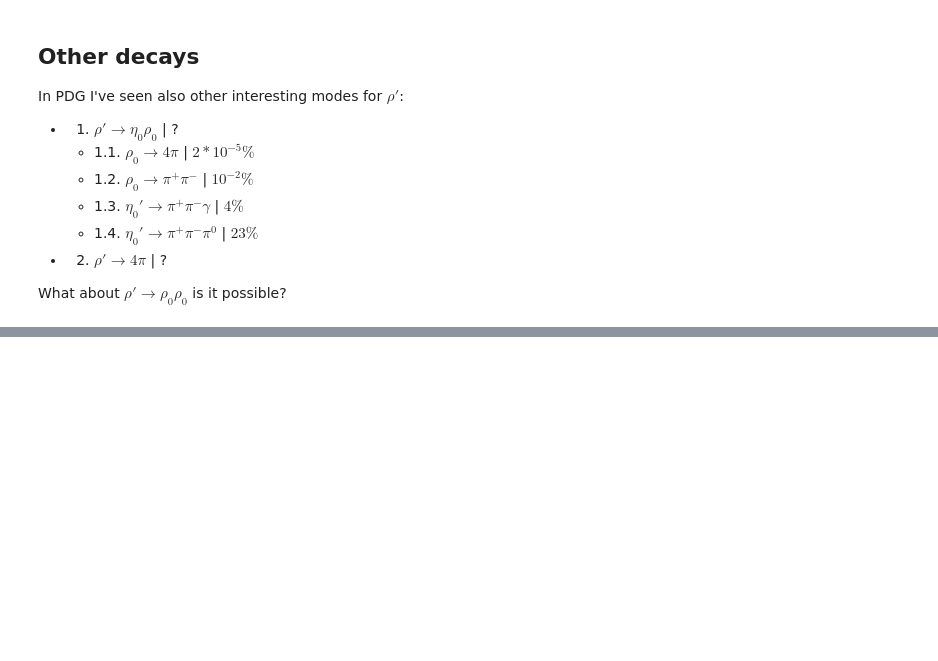
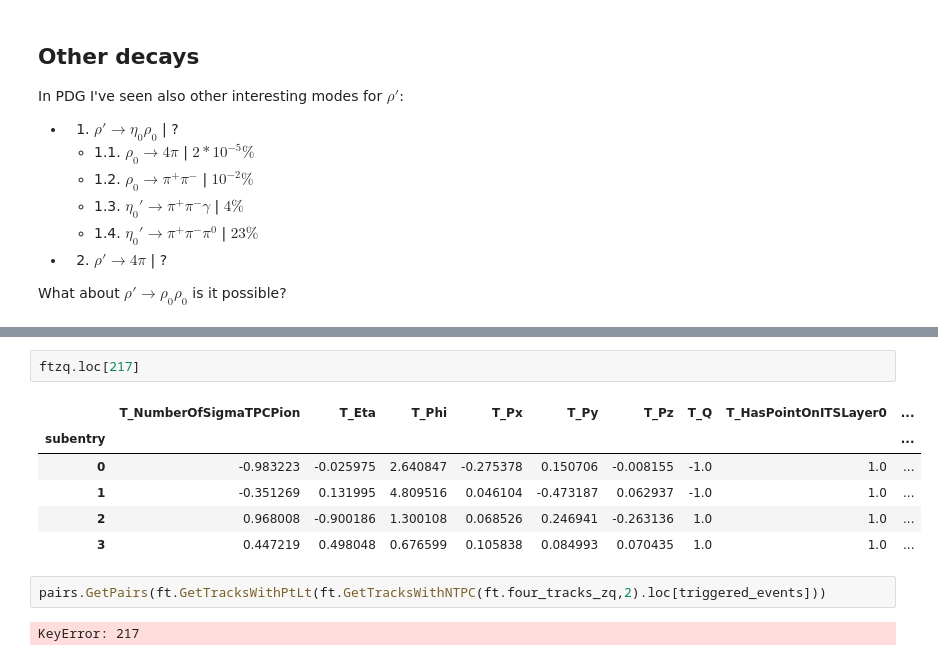
Before and after one commit to bdrum/cern-physics, a Jupyter notebook: notebooks/4TracksAnalysis.ipynb, the cells around one changed output, grey strips where cells are left out. Drawn from its saved outputs; the diff is of its cells as text; blank space fills up the shorter version.

Commit message:
Almost done Trigger quality #18

```diff
--- a/notebooks/4TracksAnalysis.ipynb
+++ b/notebooks/4TracksAnalysis.ipynb
@@ -526,0 +488,13 @@ track_modules.reset_index().T_ITSModuleOuter[track_modules.reset_index().T_ITSMo
+# %%
+ftzq.loc[217]
+# %% [output]
+|  | T_NumberOfSigmaTPCPion | T_Eta | T_Phi | T_Px | T_Py | T_Pz | T_Q | T_HasPointOnITSLayer0 | ... |
+| subentry |  |  |  |  |  |  |  |  | ... |
+| 0 | -0.983223 | -0.025975 | 2.640847 | -0.275378 | 0.150706 | -0.008155 | -1.0 | 1.0 | ... |
+| 1 | -0.351269 | 0.131995 | 4.809516 | 0.046104 | -0.473187 | 0.062937 | -1.0 | 1.0 | ... |
+| 2 | 0.968008 | -0.900186 | 1.300108 | 0.068526 | 0.246941 | -0.263136 | 1.0 | 1.0 | ... |
+| 3 | 0.447219 | 0.498048 | 0.676599 | 0.105838 | 0.084993 | 0.070435 | 1.0 | 1.0 | ... |
+# %%
+pairs.GetPairs(ft.GetTracksWithPtLt(ft.GetTracksWithNTPC(ft.four_tracks_zq,2).loc[triggered_events]))
+# %% [output]
+KeyError: 217
```
Also changed, not shown: parts of 23 cells of this notebook, 3 other files.
